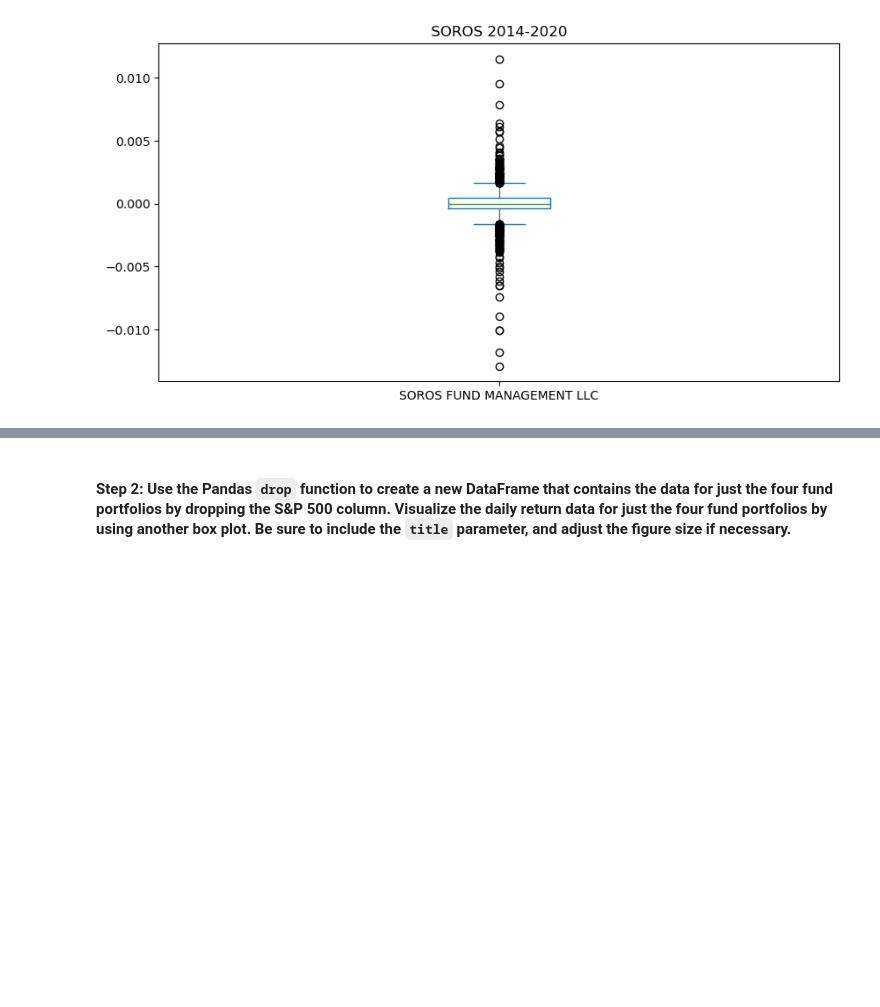
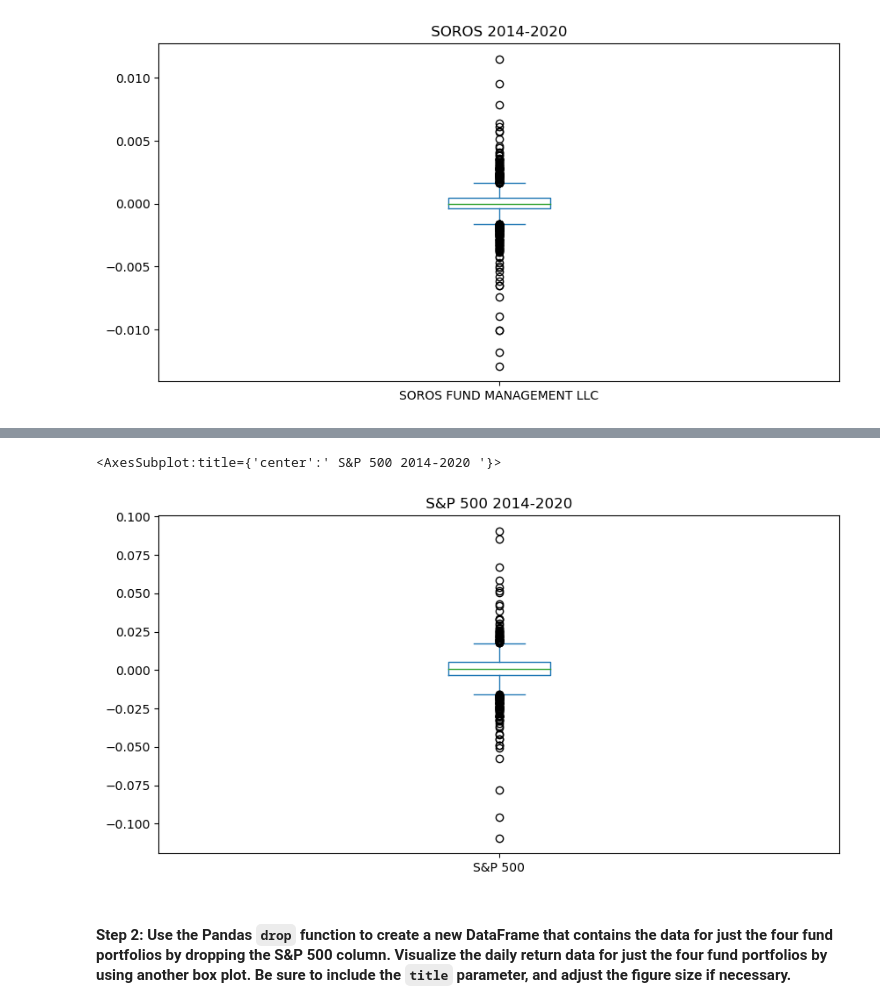
Before and after one commit to arianamoreno13/Challenge_4, a Jupyter notebook: challenge_4/risk_return_analysis.ipynb, the cells around one changed output, grey strips where cells are left out. Saved outputs shown, nothing was run; the diff lists cells and outputs as text; code cells hidden in the pictures; blank space fills up the shorter version.

```diff
--- a/challenge_4/risk_return_analysis.ipynb
+++ b/challenge_4/risk_return_analysis.ipynb
@@ -228,3 +226,8 @@ whale_navs['BERKSHIRE HATHAWAY INC'].plot(kind='box',figsize=(10,5), title=" Ber
+# %%
+daily_returns['S&P 500'].plot(kind='box',figsize=(10,5), title=" S&P 500 2014-2020 ")
+# %% [output]
+<AxesSubplot:title={'center':' S&P 500 2014-2020 '}>
+[figure, added]
 # %% [markdown]
 #### Step 2: Use the Pandas `drop` function to create a new DataFrame that contains the data for just the four fund portfolios by dropping the S&P 500 column. Visualize the daily return data for just the four fund portfolios by using another box plot. Be sure to include the `title` parameter, and adjust the figure size if necessary.
 # %%
```
Also changed, not shown: parts of 9 cells of this notebook.
